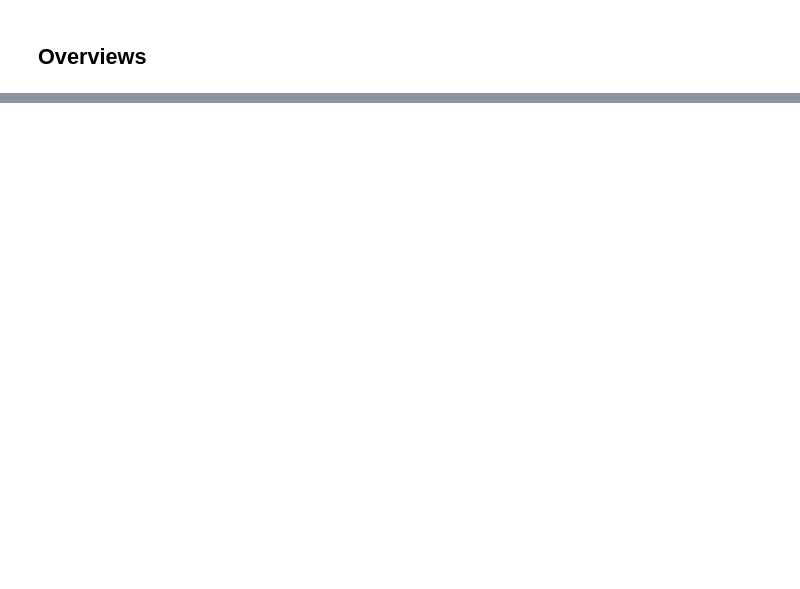
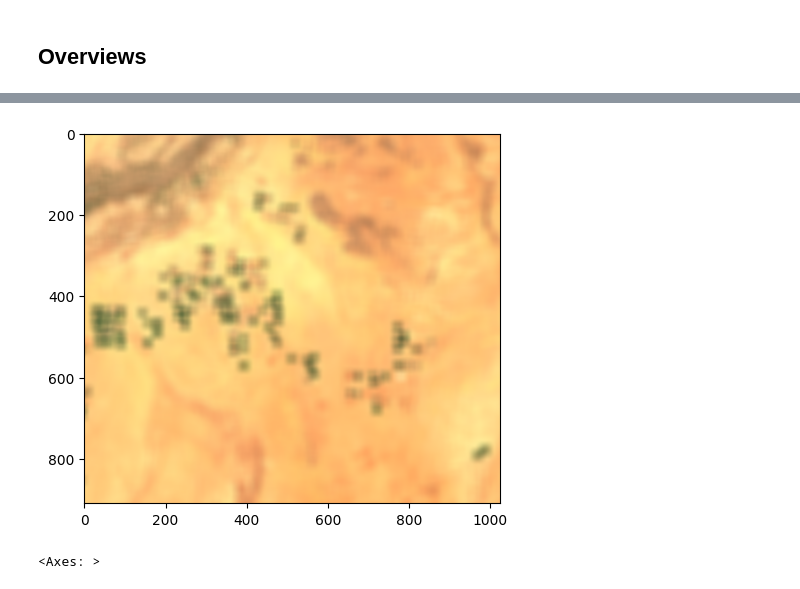
Before and after one commit to BielStela/jornades-sig-lliure, a Jupyter notebook: notebooks/cogs.ipynb, the cells around one changed output, grey strips where cells are left out. Saved outputs shown, nothing was run; the diff lists cells and outputs as text; code cells hidden in the pictures; blank space fills up the shorter version.

```diff
--- a/notebooks/cogs.ipynb
+++ b/notebooks/cogs.ipynb
@@ -60,0 +171,25 @@ m
+# %%
+import scipy
+
+def focal_mean(
+    worker: Worker,
+    src_path: str = None,
+    kernel_radius: float = 1000 # radius in projection units (meters)
+) -> np.ndarray:
+
+    array = worker.read(src_path)
+
+    # Access the pixel size at worker.scale
+    kernel_size = kernel_radius * 2 / worker.scale
+    array = scipy.ndimage.uniform_filter(array, (1, kernel_size, kernel_size))
+
+    return array
+# %%
+bounds = [33.5, 16.5, 33.85, 16.8,]
+
+manager = Manager(proj="epsg:3395", scale=30, bounds=bounds)
+arr, bbox = manager.preview(focal_mean, f_kwargs={'src_path': '../data/sentinel_cog.tif', 'kernel_radius': 500})
+show(arr)
+# %% [output]
+[figure, added]
+<Axes: >
```
Also changed, not shown: parts of 20 cells of this notebook, 2 other files.
